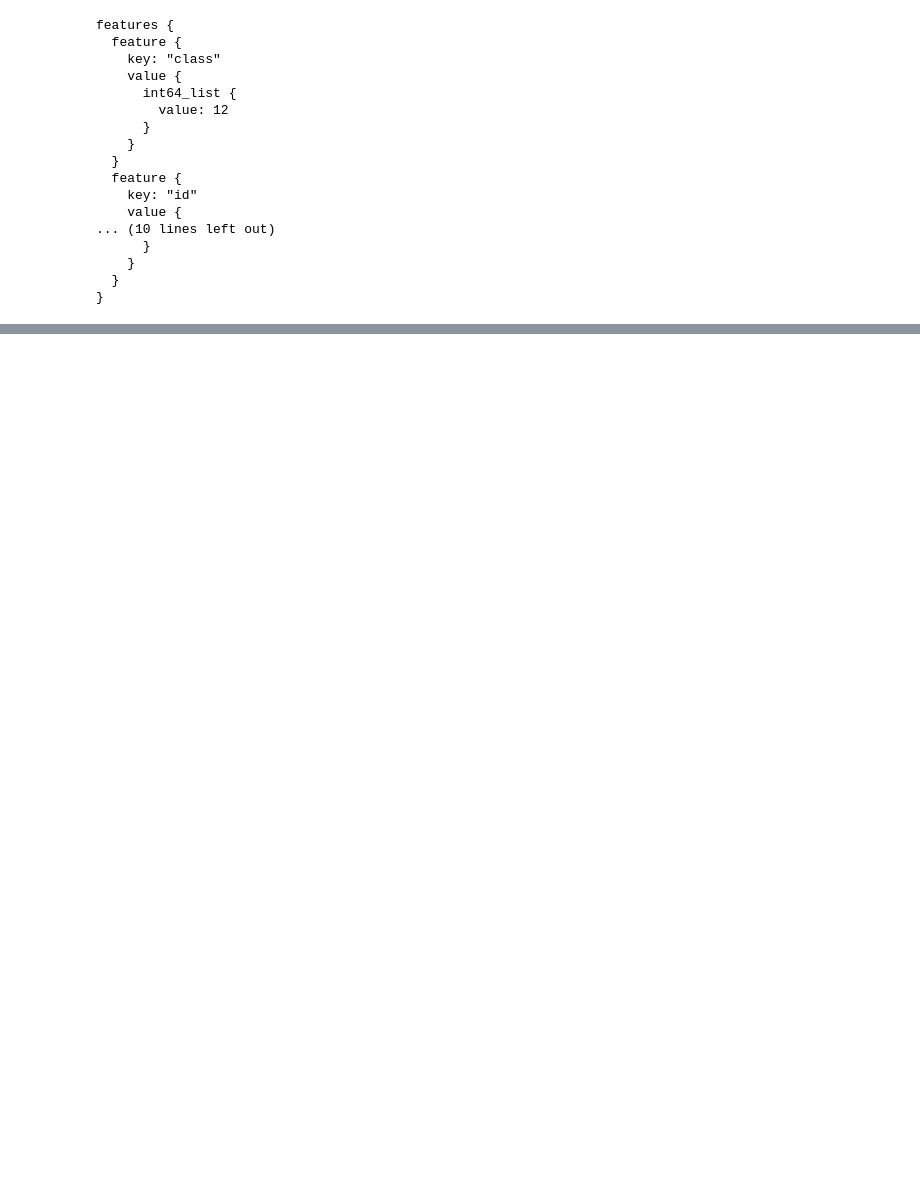
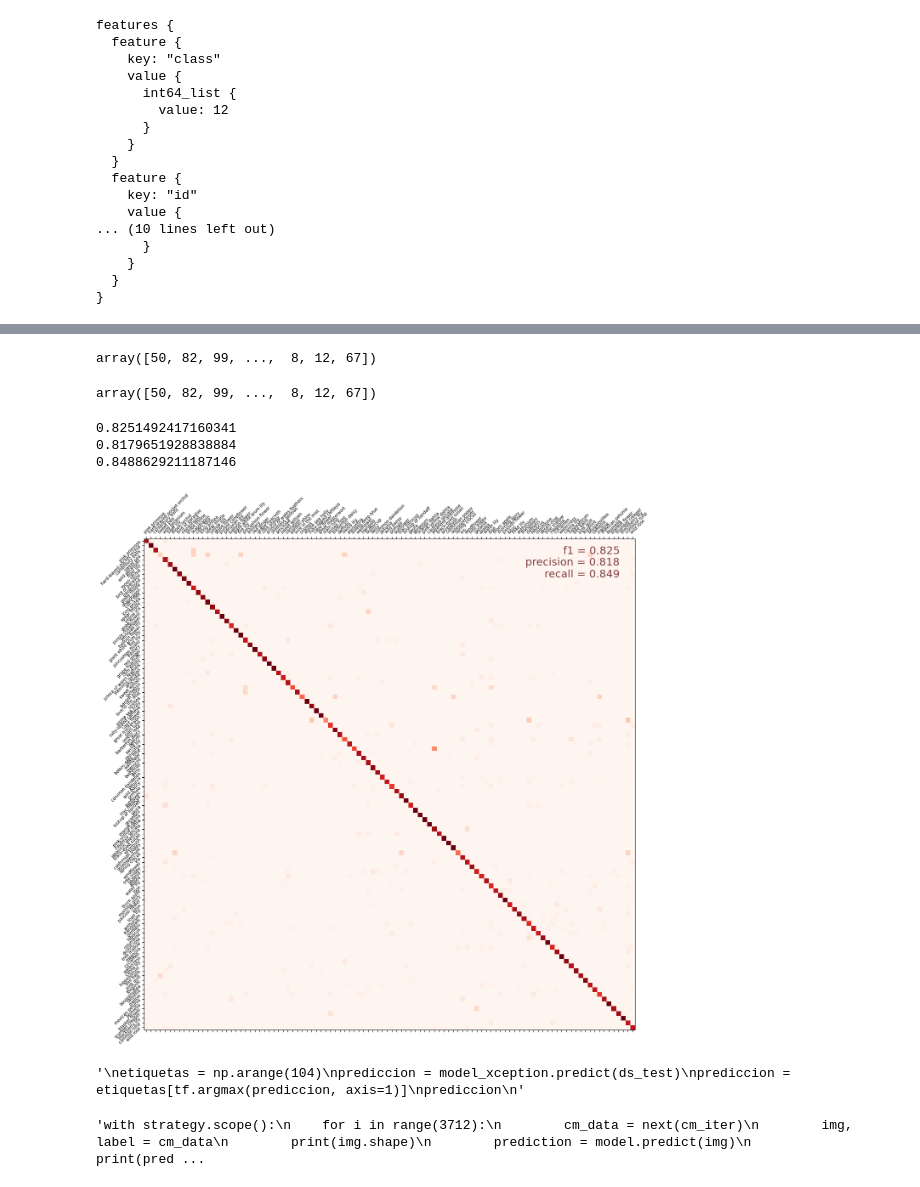
Before and after one commit to amrfad/petals-to-metal, a Jupyter notebook: flower-classification.ipynb, the cells around one changed output, grey strips where cells are left out. Drawn from its saved outputs; the diff is of its cells as text; code cells hidden in the pictures; blank space fills up the shorter version.

```diff
--- a/flower-classification.ipynb
+++ b/flower-classification.ipynb
@@ -228,0 +420,2 @@ plt.show()"""
+# %%
+class_weights = compute_class_weight(class_weight='balanced', classes=np.unique(train_label), y=train_label)
@@ -228,0 +515,4 @@ plt.show()"""
+# %%
+# Define training epochs
+EPOCHS = 7
+STEPS_PER_EPOCH = NUM_TRAINING_IMAGES // BATCH_SIZE
@@ -228,0 +637,5 @@ plt.show()"""
+# %%
+cm_correct_labels = next(iter(labels_ds.batch(NUM_VALIDATION_IMAGES))).numpy()
+cm_target = np.argmax(cm_correct_labels, axis=-1)
+cm_probabilities = model.predict(images_ds)
+cm_predictions = np.argmax(cm_probabilities, axis=-1)
@@ -228,0 +644,66 @@ plt.show()"""
+# %%
+cm_predictions
+# %% [output]
+array([50, 82, 99, ...,  8, 12, 67])
+# %%
+cm_target
+# %% [output]
+array([50, 82, 99, ...,  8, 12, 67])
+# %%
+labels = range(len(CLASSES))
+cmat = confusion_matrix(
+    cm_target,
+    cm_predictions,
+    labels=labels,
+)
+cmat = (cmat.T / cmat.sum(axis=1)).T # normalize
+# %%
+score = f1_score(
+    cm_target,
+    cm_predictions,
+    labels=labels,
+    average='macro',
+)
+print(score)
+
+precision = precision_score(
+    cm_target,
+    cm_predictions,
+    labels=labels,
+    average='macro',
+)
+print(precision)
+
+recall = recall_score(
+    cm_target,
+    cm_predictions,
+    labels=labels,
+    average='macro',
+)
+print(recall)
+
+display_confusion_matrix(cmat, score, precision, recall)
+# %% [output]
+0.8251492417160341
+0.8179651928838884
+0.8488629211187146
+[figure, added]
+# %%
+"""
+etiquetas = np.arange(104)
+prediccion = model_xception.predict(ds_test)
+prediccion = etiquetas[tf.argmax(prediccion, axis=1)]
+prediccion
+"""
+# %% [output]
+'\netiquetas = np.arange(104)\nprediccion = model_xception.predict(ds_test)\nprediccion = etiquetas[tf.argmax(prediccion, axis=1)]\nprediccion\n'
+# %%
+"""with strategy.scope():
+    for i in range(3712):
+        cm_data = next(cm_iter)
+        img, label = cm_data
+        print(img.shape)
+        prediction = model.predict(img)
+        print(prediction)"""
+# %% [output]
+'with strategy.scope():\n    for i in range(3712):\n        cm_data = next(cm_iter)\n        img, label = cm_data\n        print(img.shape)\n        prediction = model.predict(img)\n        print(pred ...
```
Also changed, not shown: parts of 61 cells of this notebook.
